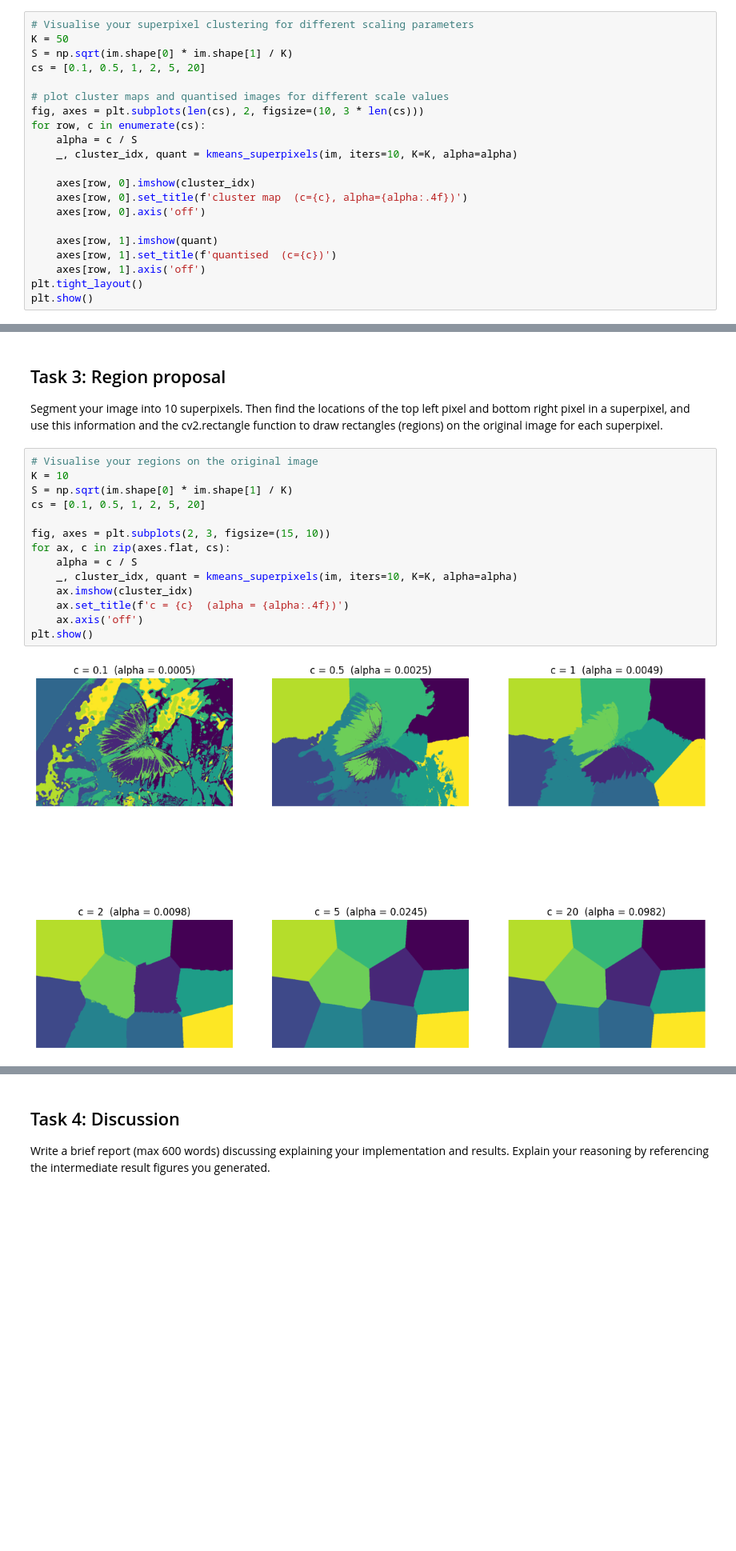
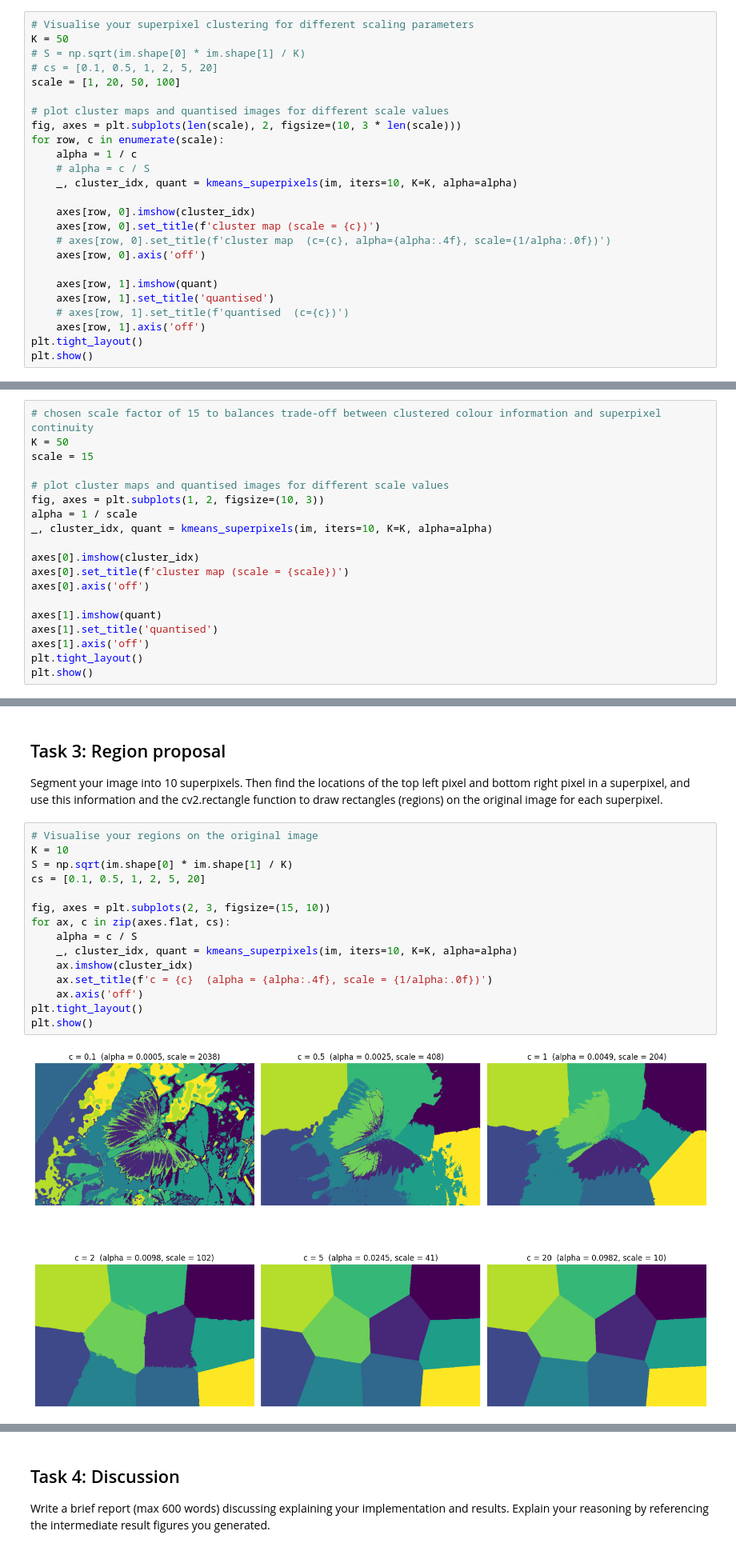
Before and after one commit to jjetxu/ECE4076, a Jupyter notebook: labs/lab3/Lab3.ipynb, the cells around one changed output, grey strips where cells are left out. Shown at 80% size. Saved outputs shown, nothing was run; the diff lists cells and outputs as text; blank space fills up the shorter version.

```diff
--- a/labs/lab3/Lab3.ipynb
+++ b/labs/lab3/Lab3.ipynb
@@ -285,21 +285,25 @@ plt.show()
 # %%
 # Visualise your superpixel clustering for different scaling parameters
 K = 50
-S = np.sqrt(im.shape[0] * im.shape[1] / K)
-cs = [0.1, 0.5, 1, 2, 5, 20]
+# S = np.sqrt(im.shape[0] * im.shape[1] / K)
+# cs = [0.1, 0.5, 1, 2, 5, 20]
+scale = [1, 20, 50, 100]
 
 # plot cluster maps and quantised images for different scale values
-fig, axes = plt.subplots(len(cs), 2, figsize=(10, 3 * len(cs)))
-for row, c in enumerate(cs):
-    alpha = c / S
+fig, axes = plt.subplots(len(scale), 2, figsize=(10, 3 * len(scale)))
+for row, c in enumerate(scale):
+    alpha = 1 / c
+    # alpha = c / S
     _, cluster_idx, quant = kmeans_superpixels(im, iters=10, K=K, alpha=alpha)
 
     axes[row, 0].imshow(cluster_idx)
-    axes[row, 0].set_title(f'cluster map  (c={c}, alpha={alpha:.4f})')
+    axes[row, 0].set_title(f'cluster map (scale = {c})')
+    # axes[row, 0].set_title(f'cluster map  (c={c}, alpha={alpha:.4f}, scale={1/alpha:.0f})')
     axes[row, 0].axis('off')
 
     axes[row, 1].imshow(quant)
-    axes[row, 1].set_title(f'quantised  (c={c})')
+    axes[row, 1].set_title('quantised')
+    # axes[row, 1].set_title(f'quantised  (c={c})')
     axes[row, 1].axis('off')
 plt.tight_layout()
 plt.show()
@@ -307,0 +312,19 @@ plt.show()
+# %%
+# chosen scale factor of 15 to balances trade-off between clustered colour information and superpixel continuity
+K = 50
+scale = 15
+
+# plot cluster maps and quantised images for different scale values
+fig, axes = plt.subplots(1, 2, figsize=(10, 3))
+alpha = 1 / scale
+_, cluster_idx, quant = kmeans_superpixels(im, iters=10, K=K, alpha=alpha)
+
+axes[0].imshow(cluster_idx)
+axes[0].set_title(f'cluster map (scale = {scale})')
+axes[0].axis('off')
+
+axes[1].imshow(quant)
+axes[1].set_title('quantised')
+axes[1].axis('off')
+plt.tight_layout()
+plt.show()
@@ -312,16 +337,17 @@ Segment your image into 10 superpixels. Then find the locations of the top left
 # %%
 # Visualise your regions on the original image
 K = 10
 S = np.sqrt(im.shape[0] * im.shape[1] / K)
 cs = [0.1, 0.5, 1, 2, 5, 20]
 
 fig, axes = plt.subplots(2, 3, figsize=(15, 10))
 for ax, c in zip(axes.flat, cs):
     alpha = c / S
     _, cluster_idx, quant = kmeans_superpixels(im, iters=10, K=K, alpha=alpha)
     ax.imshow(cluster_idx)
-    ax.set_title(f'c = {c}  (alpha = {alpha:.4f})')
+    ax.set_title(f'c = {c}  (alpha = {alpha:.4f}, scale = {1/alpha:.0f})')
     ax.axis('off')
+plt.tight_layout()
 plt.show()
 # %% [output]
-[figure, old version]
+[figure, new version]
```
Also changed, not shown: parts of 5 cells of this notebook.
